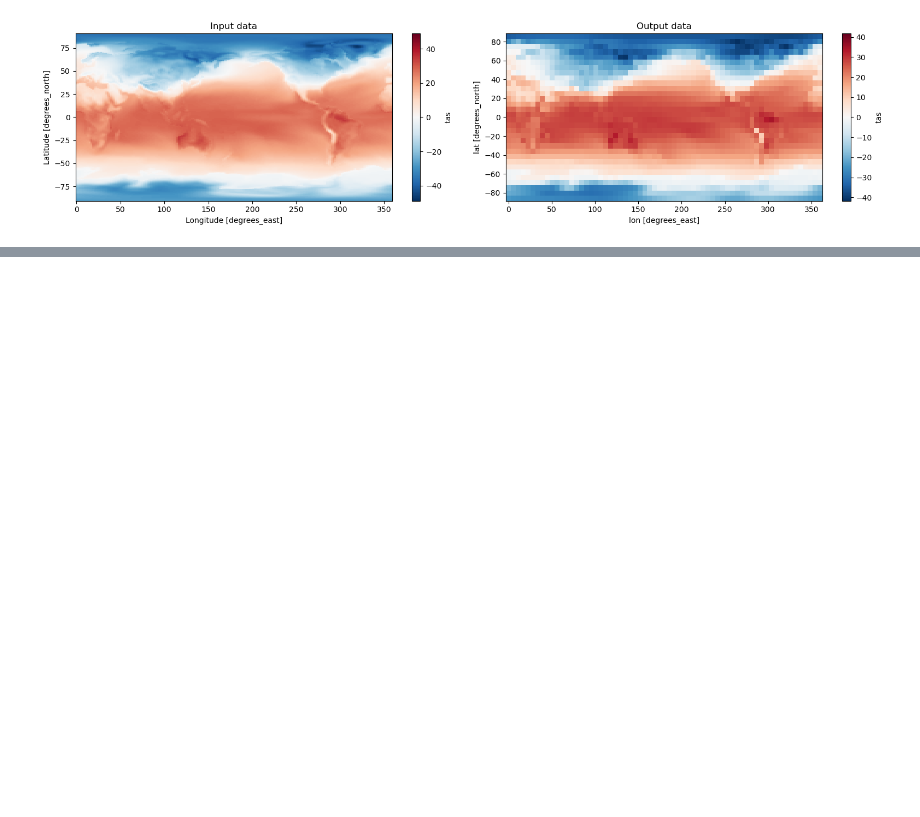
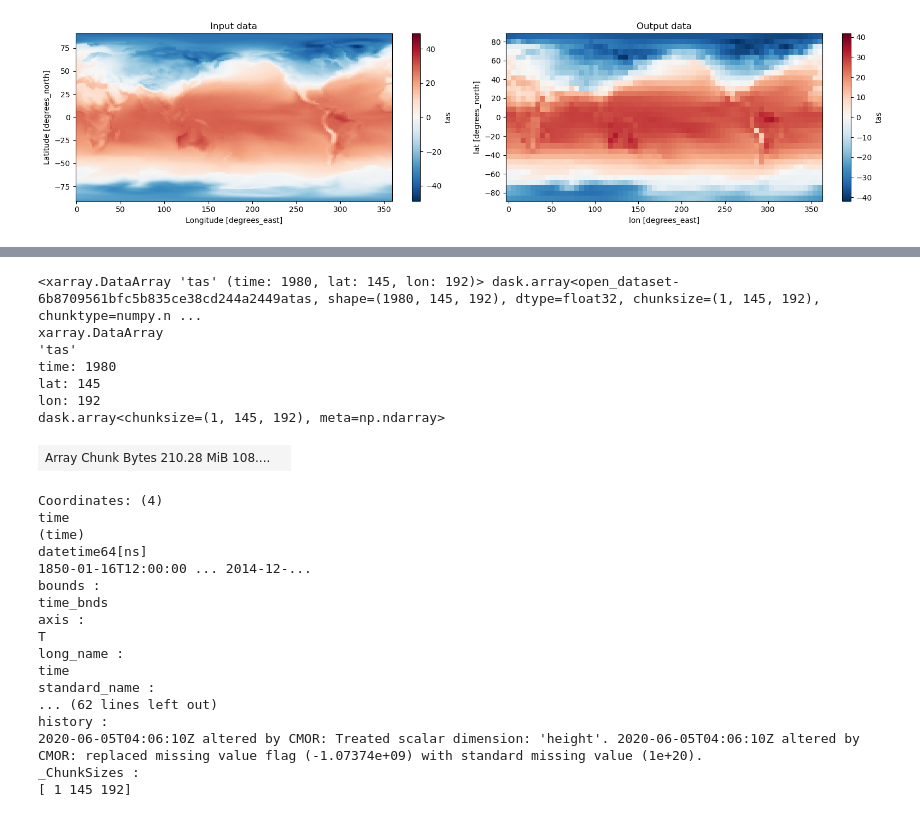
Before and after one commit to xCDAT/xcdat, a Jupyter notebook: docs/examples/introduction-to-xcdat.ipynb, the cells around one changed output, grey strips where cells are left out. Cells and saved outputs as stored; diff of their text form; code cells hidden in the pictures; blank space fills up the shorter version.

Commit message:
Add Dask section and RISE extension CSS fix

```diff
--- a/docs/examples/introduction-to-xcdat.ipynb
+++ b/docs/examples/introduction-to-xcdat.ipynb
@@ -423,0 +487,38 @@ plt.tight_layout()
+# %%
+filepath = "http://esgf.nci.org.au/thredds/dodsC/master/CMIP6/CMIP/CSIRO/ACCESS-ESM1-5/historical/r10i1p1f1/Amon/tas/gn/v20200605/tas_Amon_ACCESS-ESM1-5_historical_r10i1p1f1_gn_185001-201412.nc"
+
+# Use .chunk() to activate Dask arrays
+# NOTE: `open_mfdataset()` automatically chunks by the number of files, which
+# might not be optimal.
+ds = xc.open_dataset(
+    filepath,
+    chunks={"time": 1}
+)
+# %%
+ds.tas
+# %% [output]
+<xarray.DataArray 'tas' (time: 1980, lat: 145, lon: 192)> dask.array<open_dataset-6b8709561bfc5b835ce38cd244a2449atas, shape=(1980, 145, 192), dtype=float32, chunksize=(1, 145, 192), chunktype=numpy.n ...
+xarray.DataArray
+'tas'
+time: 1980
+lat: 145
+lon: 192
+dask.array<chunksize=(1, 145, 192), meta=np.ndarray>
+| Array Chunk Bytes 210.28 MiB 108.... |  |
+Coordinates: (4)
+time
+(time)
+datetime64[ns]
+1850-01-16T12:00:00 ... 2014-12-...
+bounds :
+time_bnds
+axis :
+T
+long_name :
+time
+standard_name :
+... (62 lines left out)
+history :
+2020-06-05T04:06:10Z altered by CMOR: Treated scalar dimension: 'height'. 2020-06-05T04:06:10Z altered by CMOR: replaced missing value flag (-1.07374e+09) with standard missing value (1e+20).
+_ChunkSizes :
+[ 1 145 192]
```
Also changed, not shown: parts of 44 cells of this notebook, 1 other file.
